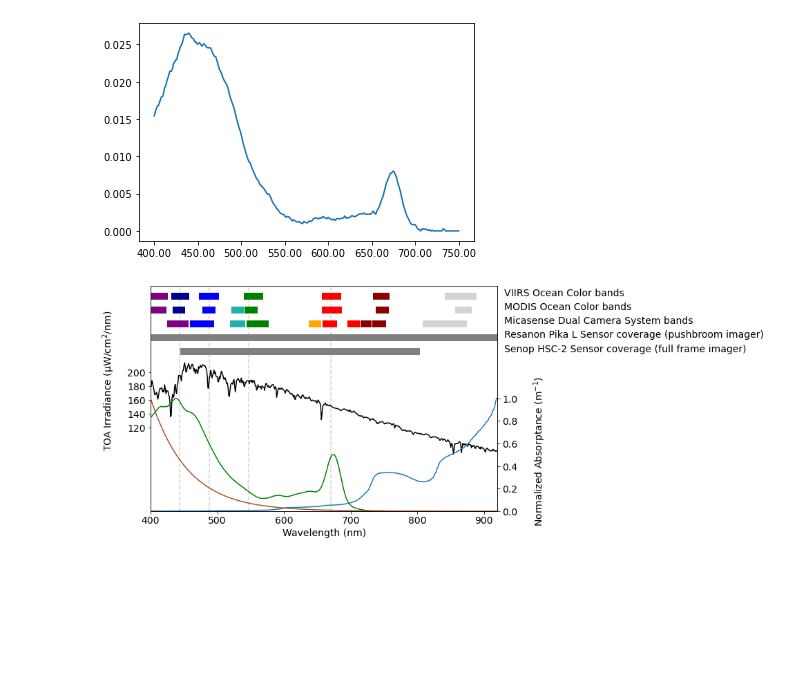
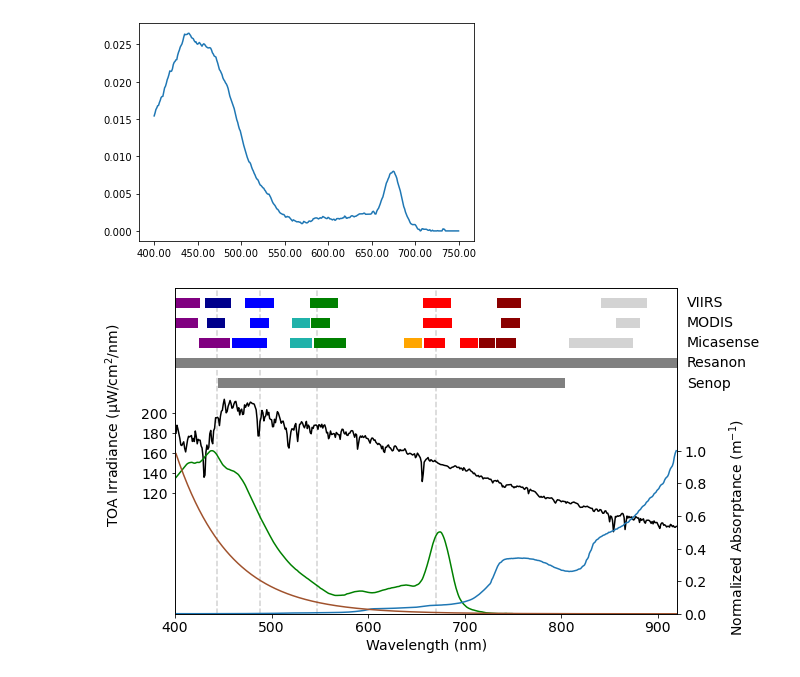
Before and after one commit to patrickcgray/sat_ocean_color, a Jupyter notebook: make_proposal_spectrum_fig.ipynb, the cells around one changed output. Drawn from its saved outputs; the diff is of its cells as text; code cells hidden in the pictures; blank space fills up the shorter version.

```diff
--- a/make_proposal_spectrum_fig.ipynb
+++ b/make_proposal_spectrum_fig.ipynb
@@ -74,7 +92,7 @@ font = {'size'   : 14}
 plt.rc('font', **font)
 
 
-text_offset = 0.004
+text_offset = 4
 text_x = 930
 
 viirs_y_position = 310
@@ -98,9 +116,9 @@ ccolors = ['purple', 'lightseagreen', 'orange','red', 'darkred']
 
 abands = abands + cbands
 acolors = acolors + ccolors
-# senop_y_position = 230
-# sbands = [[450,800]]
-# scolors = ['grey']
+senop_y_position = 230
+sbands = [[450,800]]
+scolors = ['grey']
 
 resanon_y_position = 250
 rbands = [[400,1000]]
@@ -139,45 +157,45 @@ cdom_x = seawater_subset['wavelength (nm)']
 cdom_y = np.exp(0.018 * (bottom_wl-seawater_subset['wavelength (nm)']))
 ax2.plot(cdom_x, cdom_y, color='sienna')
 
-ax.text(text_x,viirs_y_position-text_offset,'VIIRS Ocean Color bands')
-ax.text(text_x,modis_y_position-text_offset,'MODIS Ocean Color bands')
-ax.text(text_x,altum_y_position-text_offset,'Micasense Dual Camera System bands')
+ax.text(text_x,viirs_y_position-text_offset,'VIIRS')
+ax.text(text_x,modis_y_position-text_offset,'MODIS')
+ax.text(text_x,altum_y_position-text_offset,'Micasense')
 #ax.text(text_x,coastal_y_position-text_offset,'    Micasense Coastal Sensor bands')
-ax.text(text_x,senop_y_position-text_offset,'Senop HSC-2 Sensor coverage (full frame imager)')
-ax.text(text_x,resanon_y_position-text_offset,'Resanon Pika L Sensor coverage (pushbroom imager)')
+ax.text(text_x,senop_y_position-text_offset,'Senop')
+ax.text(text_x,resanon_y_position-text_offset,'Resanon')
 #ax.text(text_x,headwall_y_position-text_offset,'Headwall Sensor coverage')
 
 for idx, band in enumerate(vbands):
   ax.plot(np.arange(band[0],band[1]), [viirs_y_position]*(band[1]-band[0]), linewidth=10, c=vcolors[idx])
 
 for idx, band in enumerate(mbands):
   ax.plot(np.arange(band[0],band[1]), [modis_y_position]*(band[1]-band[0]), linewidth=10, c=mcolors[idx])
 
 for idx, band in enumerate(abands):
   ax.plot(np.arange(band[0],band[1]), [altum_y_position]*(band[1]-band[0]), linewidth=10, c=acolors[idx])
 
 # for idx, band in enumerate(cbands):
 #    ax.plot(np.arange(band[0],band[1]), [coastal_y_position]*(band[1]-band[0]), linewidth=10, c=ccolors[idx])
 
 for idx, band in enumerate(sbands):
   ax.plot(np.arange(band[0],band[1]), [senop_y_position]*(band[1]-band[0]), linewidth=10, c=scolors[idx])
 
 for idx, band in enumerate(rbands):
    ax.plot(np.arange(band[0],band[1]), [resanon_y_position]*(band[1]-band[0]), linewidth=10, c=rcolors[idx])
 
 # for idx, band in enumerate(hbands):
 #    ax.plot(np.arange(band[0],band[1]), [headwall_y_position]*(band[1]-band[0]), linewidth=10, c=hcolors[idx])
 
 #ax.legend(loc="lower left")
 #ax2.legend(loc="lower right")
 ax2.set_ylabel('Normalized Absorptance (m$^{-1}$)', color='black')
 ax2.tick_params(axis='y', labelcolor='black')
 ax2.set_yticks(np.arange(0, 1.2, .2))
 ax2.yaxis.set_label_coords(1.10,0.265)
 ax.yaxis.set_label_coords(-0.10,0.578)
 
 plt.savefig('ocean_spectra', dpi=600, facecolor='w', edgecolor='w',
-       orientation='portrait', papertype=None, format=None,
-      transparent=True, bbox_inches='tight')
+       orientation='portrait', papertype=None, format='eps',
+      transparent=True, bbox_inches='tight', )
 # %% [output]
-[figure, old version]
+[figure, new version]
```
Also changed, not shown: parts of 1 cell of this notebook, 3 other files.
